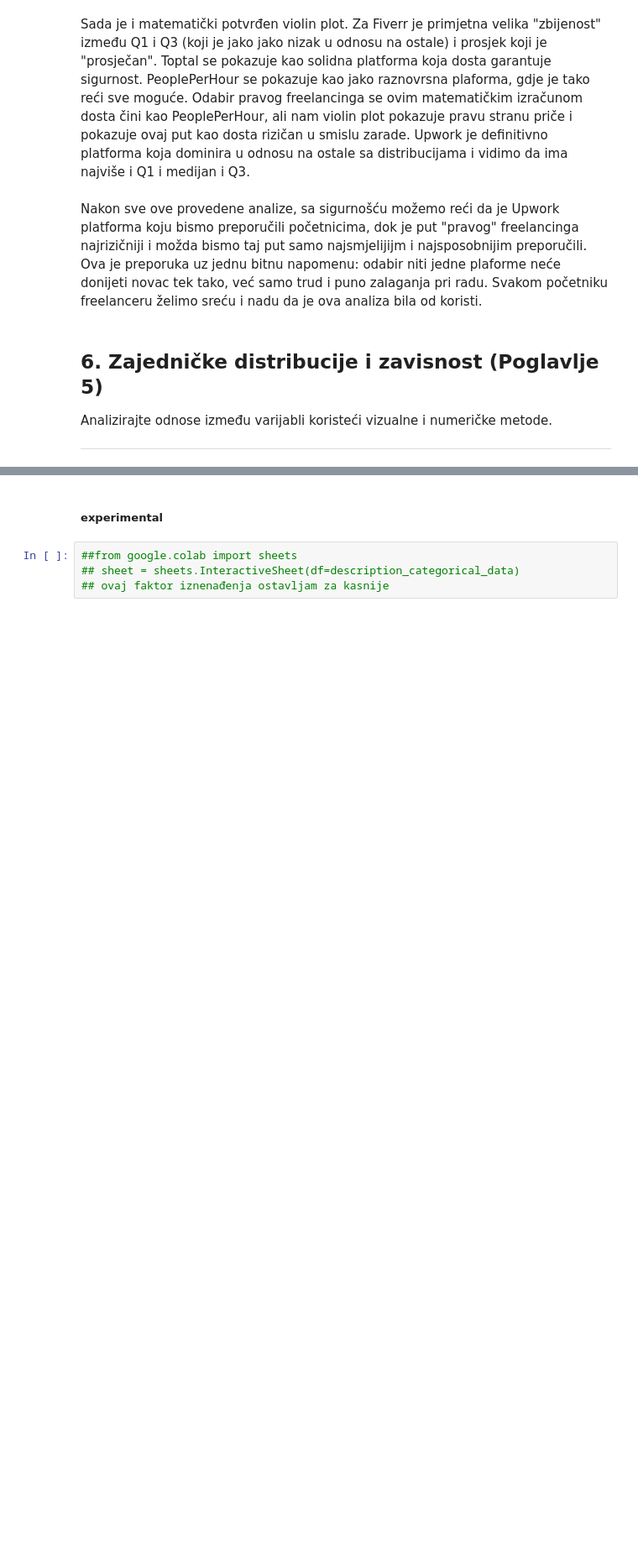
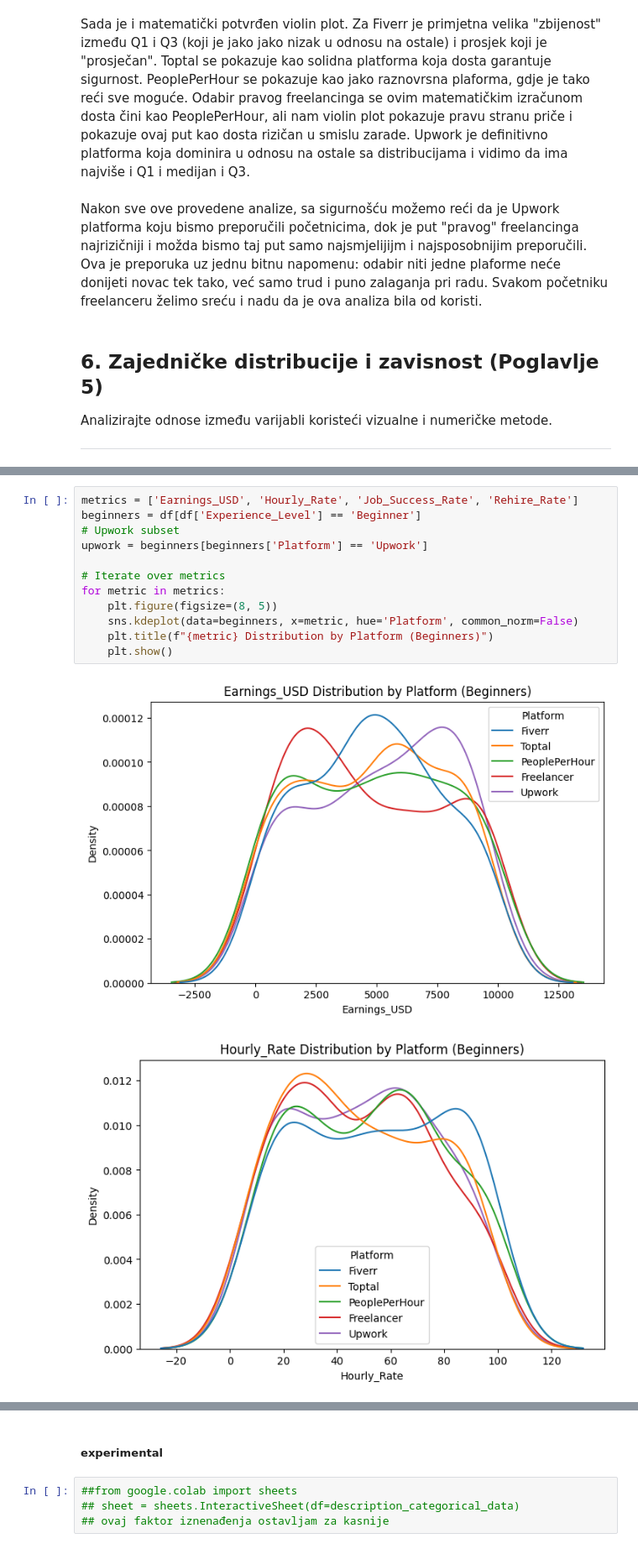
Before and after one commit to Ljut/PSAI-DSAI-datasets, a Jupyter notebook: VIS25_TIM1.ipynb, the cells around one changed output, grey strips where cells are left out. Shown at 84% size. Drawn from its saved outputs; the diff is of its cells as text; blank space fills up the shorter version.

```diff
--- a/VIS25_TIM1.ipynb
+++ b/VIS25_TIM1.ipynb
@@ -1344,0 +1465,15 @@ Sumirajte rezultate, diskutujte uvide i ograničenja, te predložite moguća pro
+# %%
+metrics = ['Earnings_USD', 'Hourly_Rate', 'Job_Success_Rate', 'Rehire_Rate']
+beginners = df[df['Experience_Level'] == 'Beginner']
+# Upwork subset
+upwork = beginners[beginners['Platform'] == 'Upwork']
+
+# Iterate over metrics
+for metric in metrics:
+    plt.figure(figsize=(8, 5))
+    sns.kdeplot(data=beginners, x=metric, hue='Platform', common_norm=False)
+    plt.title(f"{metric} Distribution by Platform (Beginners)")
+    plt.show()
+# %% [output]
+[figure, added]
+[figure, added]
```
Also changed, not shown: parts of 28 cells of this notebook.
